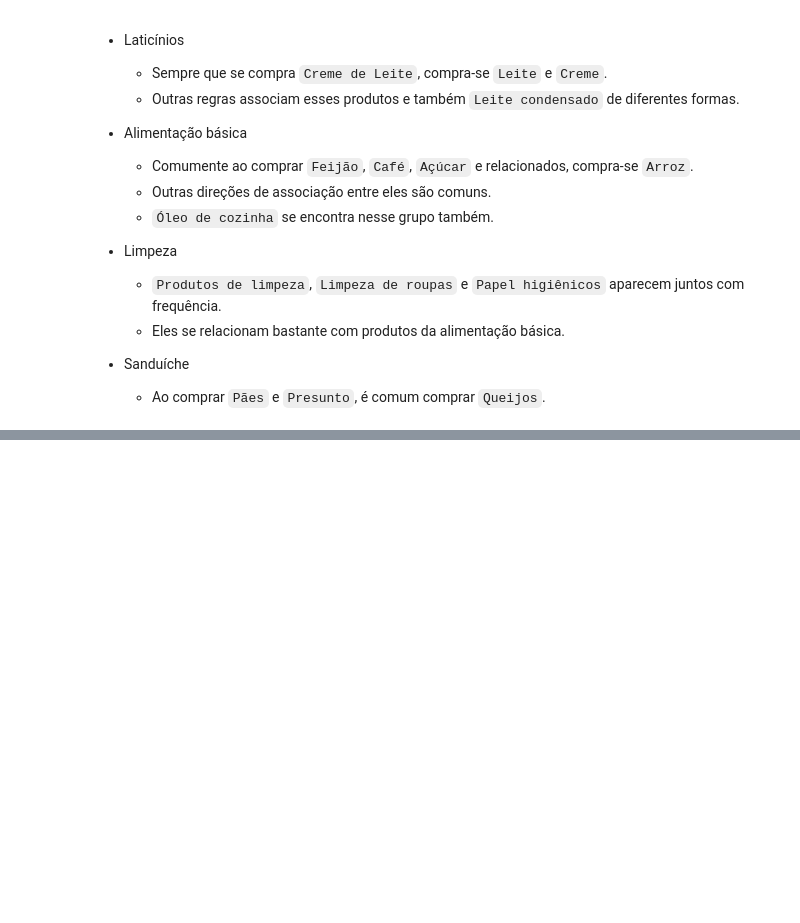
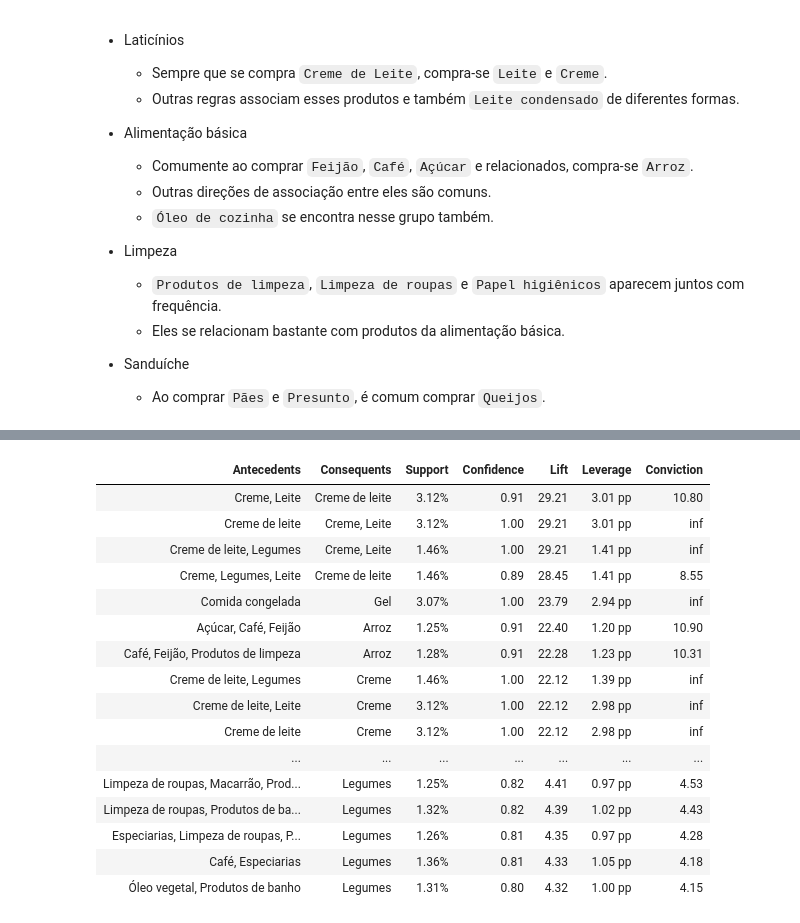
Before and after one commit to gabdumal/data_mining, a Jupyter notebook: assignment_4/main.ipynb, the cells around one changed output, grey strips where cells are left out. Cells and saved outputs as stored; diff of their text form; code cells hidden in the pictures; blank space fills up the shorter version.

Commit message:
Analyse using Eclat

```diff
--- a/assignment_4/main.ipynb
+++ b/assignment_4/main.ipynb
@@ -418,0 +484,28 @@ display_rule_analysis(rules)
+# %%
+eclat_itemsets = eclat(
+    df,
+    min_support=0.0125,
+)
+
+eclat_itemsets["itemset_size"] = eclat_itemsets["itemsets"].apply(len)
+
+itemset_counts = eclat_itemsets["itemset_size"].value_counts()
+
+itemsets_count = len(eclat_itemsets)
+one_itemsets_count = itemset_counts.get(1, 0)
+pair_itemsets_count = itemset_counts.get(2, 0)
+triple_itemsets_count = itemset_counts.get(3, 0)
+large_itemsets_count = itemset_counts[itemset_counts.index >= 4].sum()
+
+display(
+    HTML(
+        f"<h4>Itemsets identificados</h4><ul><li>Itemsets: {itemsets_count}</li><li>Itens únicos: {one_itemsets_count}</li><li>Duplas: {pair_itemsets_count}</li><li>3-úplas: {triple_itemsets_count}</li><li>4+-úplas: {large_itemsets_count}</li></ul><p>Apenas algumas linhas foram selecionadas, para demonstração.</p>"
+    )
+)
+
+
+display_itemset_examples(
+    eclat_itemsets,
+    len(df),
+    examples_per_size=5,
+)
@@ -418,0 +537,29 @@ display_rule_analysis(rules)
+# %%
+eclat_rules = association_rules(
+    eclat_itemsets,
+    metric="confidence",
+    min_threshold=0.8,
+).sort_values(
+    by="lift",
+    ascending=False,
+)
+
+display_rule_analysis(eclat_rules)
+# %% [output]
+| Antecedents | Consequents | Support | Confidence | Lift | Leverage | Conviction |
+| Creme, Leite | Creme de leite | 3.12% | 0.91 | 29.21 | 3.01 pp | 10.80 |
+| Creme de leite | Creme, Leite | 3.12% | 1.00 | 29.21 | 3.01 pp | inf |
+| Creme de leite, Legumes | Creme, Leite | 1.46% | 1.00 | 29.21 | 1.41 pp | inf |
+| Creme, Legumes, Leite | Creme de leite | 1.46% | 0.89 | 28.45 | 1.41 pp | 8.55 |
+| Comida congelada | Gel | 3.07% | 1.00 | 23.79 | 2.94 pp | inf |
+| Açúcar, Café, Feijão | Arroz | 1.25% | 0.91 | 22.40 | 1.20 pp | 10.90 |
+| Café, Feijão, Produtos de limpeza | Arroz | 1.28% | 0.91 | 22.28 | 1.23 pp | 10.31 |
+| Creme de leite, Legumes | Creme | 1.46% | 1.00 | 22.12 | 1.39 pp | inf |
+| Creme de leite, Leite | Creme | 3.12% | 1.00 | 22.12 | 2.98 pp | inf |
+| Creme de leite | Creme | 3.12% | 1.00 | 22.12 | 2.98 pp | inf |
+| ... | ... | ... | ... | ... | ... | ... |
+| Limpeza de roupas, Macarrão, Prod... | Legumes | 1.25% | 0.82 | 4.41 | 0.97 pp | 4.53 |
+| Limpeza de roupas, Produtos de ba... | Legumes | 1.32% | 0.82 | 4.39 | 1.02 pp | 4.43 |
+| Especiarias, Limpeza de roupas, P... | Legumes | 1.26% | 0.81 | 4.35 | 0.97 pp | 4.28 |
+| Café, Especiarias | Legumes | 1.36% | 0.81 | 4.33 | 1.05 pp | 4.18 |
+| Óleo vegetal, Produtos de banho | Legumes | 1.31% | 0.80 | 4.32 | 1.00 pp | 4.15 |
```
Also changed, not shown: parts of 6 cells of this notebook.
